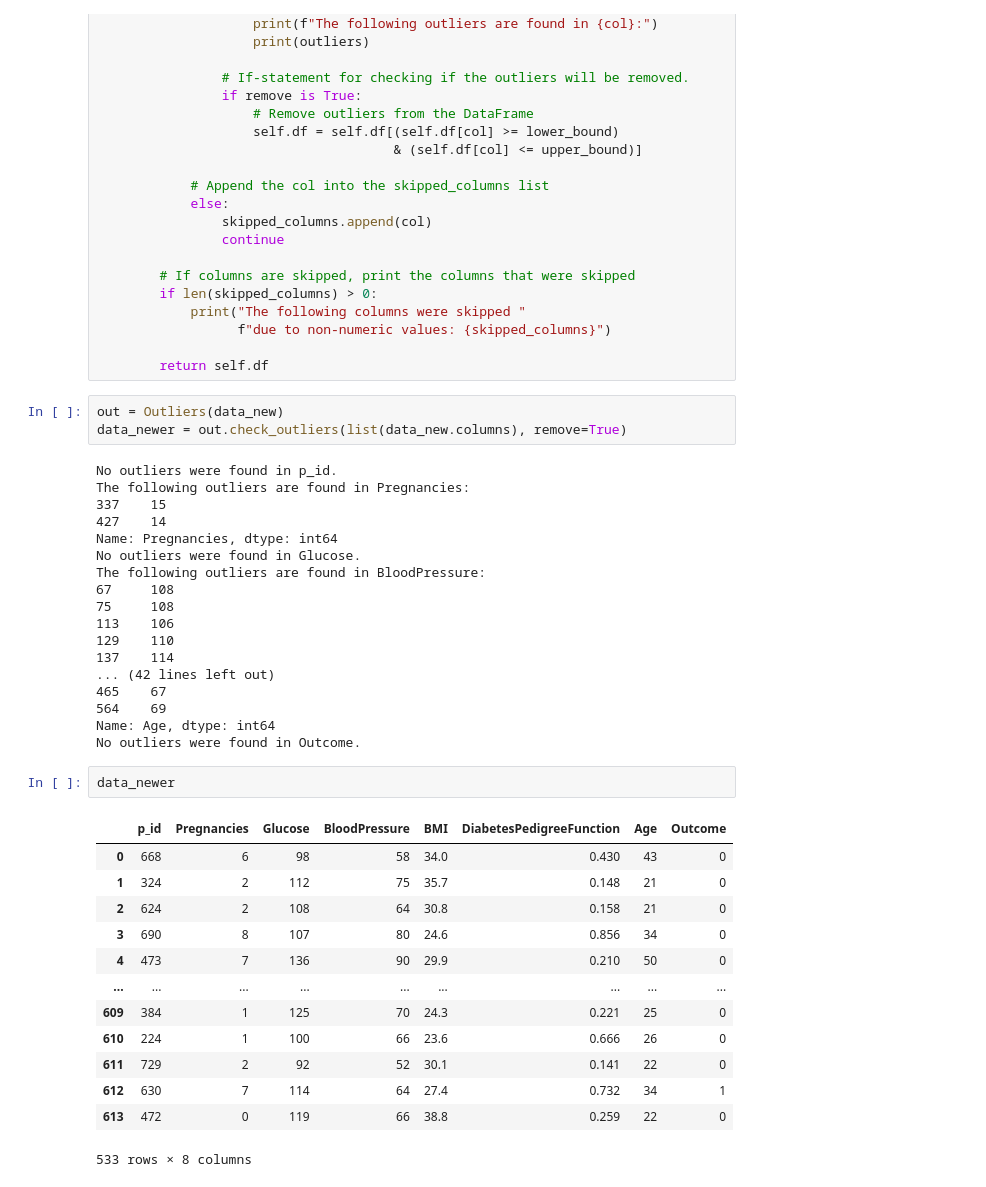
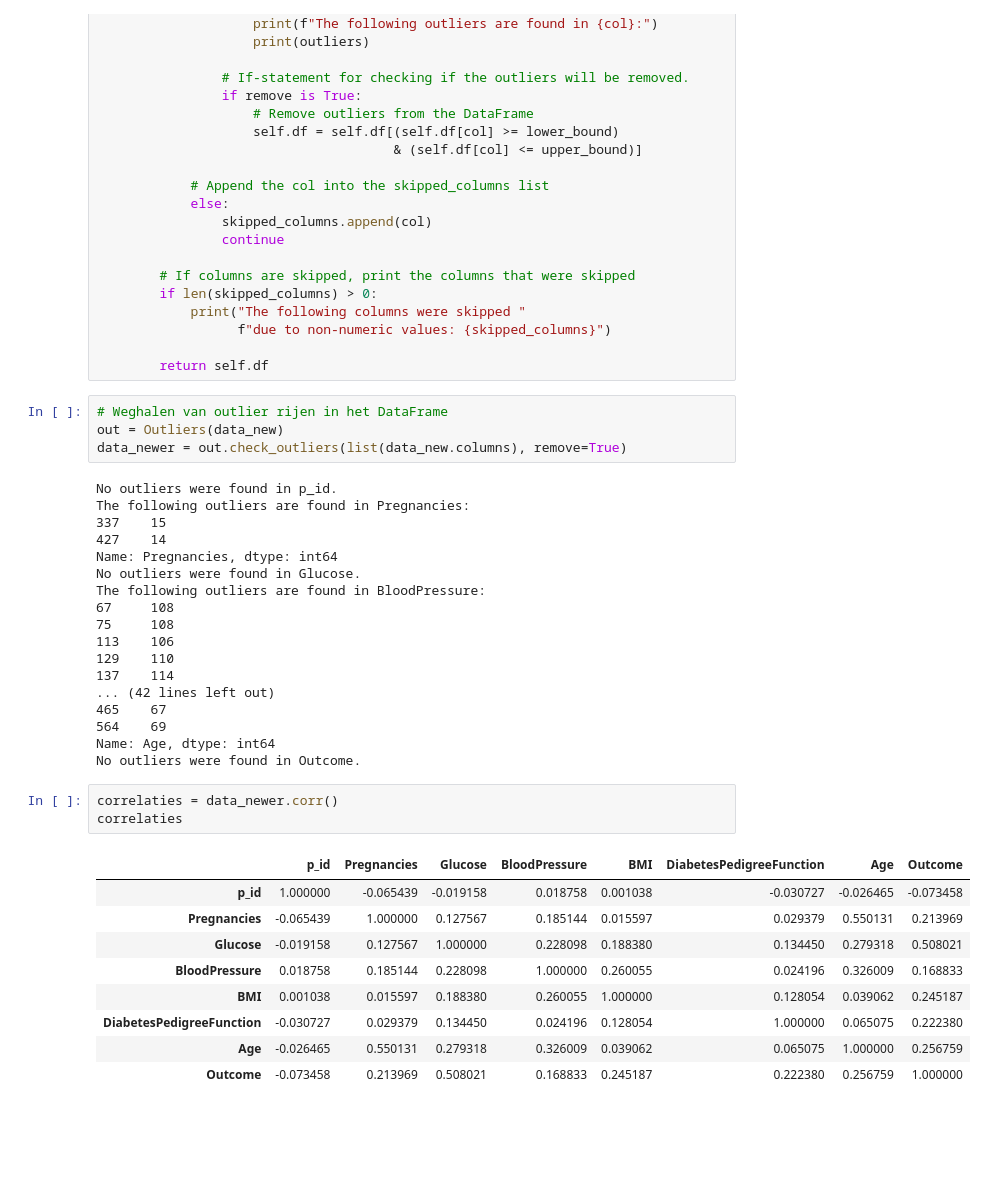
Before and after one commit to BJHeemskerk/MachineLearning, a Jupyter notebook: Notebook_Busse.ipynb, the cells around one changed output. Saved outputs shown, nothing was run; the diff lists cells and outputs as text; blank space fills up the shorter version.

```diff
--- a/Notebook_Busse.ipynb
+++ b/Notebook_Busse.ipynb
@@ -256,6 +260,7 @@ class Outliers:
 
         return self.df
 # %%
+# Weghalen van outlier rijen in het DataFrame
 out = Outliers(data_new)
 data_newer = out.check_outliers(list(data_new.columns), remove=True)
 # %% [output]
@@ -276,19 +281,16 @@ The following outliers are found in BloodPressure:
 564    69
 Name: Age, dtype: int64
 No outliers were found in Outcome.
-# %%
-data_newer
-# %% [output]
-|  | p_id | Pregnancies | Glucose | BloodPressure | BMI | DiabetesPedigreeFunction | Age | Outcome |
-| 0 | 668 | 6 | 98 | 58 | 34.0 | 0.430 | 43 | 0 |
-| 1 | 324 | 2 | 112 | 75 | 35.7 | 0.148 | 21 | 0 |
-| 2 | 624 | 2 | 108 | 64 | 30.8 | 0.158 | 21 | 0 |
-| 3 | 690 | 8 | 107 | 80 | 24.6 | 0.856 | 34 | 0 |
-| 4 | 473 | 7 | 136 | 90 | 29.9 | 0.210 | 50 | 0 |
-| ... | ... | ... | ... | ... | ... | ... | ... | ... |
-| 609 | 384 | 1 | 125 | 70 | 24.3 | 0.221 | 25 | 0 |
-| 610 | 224 | 1 | 100 | 66 | 23.6 | 0.666 | 26 | 0 |
-| 611 | 729 | 2 | 92 | 52 | 30.1 | 0.141 | 22 | 0 |
-| 612 | 630 | 7 | 114 | 64 | 27.4 | 0.732 | 34 | 1 |
-| 613 | 472 | 0 | 119 | 66 | 38.8 | 0.259 | 22 | 0 |
-533 rows × 8 columns
+# %%
+correlaties = data_newer.corr()
+correlaties
+# %% [output]
+|  | p_id | Pregnancies | Glucose | BloodPressure | BMI | DiabetesPedigreeFunction | Age | Outcome |
+| p_id | 1.000000 | -0.065439 | -0.019158 | 0.018758 | 0.001038 | -0.030727 | -0.026465 | -0.073458 |
+| Pregnancies | -0.065439 | 1.000000 | 0.127567 | 0.185144 | 0.015597 | 0.029379 | 0.550131 | 0.213969 |
+| Glucose | -0.019158 | 0.127567 | 1.000000 | 0.228098 | 0.188380 | 0.134450 | 0.279318 | 0.508021 |
+| BloodPressure | 0.018758 | 0.185144 | 0.228098 | 1.000000 | 0.260055 | 0.024196 | 0.326009 | 0.168833 |
+| BMI | 0.001038 | 0.015597 | 0.188380 | 0.260055 | 1.000000 | 0.128054 | 0.039062 | 0.245187 |
+| DiabetesPedigreeFunction | -0.030727 | 0.029379 | 0.134450 | 0.024196 | 0.128054 | 1.000000 | 0.065075 | 0.222380 |
+| Age | -0.026465 | 0.550131 | 0.279318 | 0.326009 | 0.039062 | 0.065075 | 1.000000 | 0.256759 |
+| Outcome | -0.073458 | 0.213969 | 0.508021 | 0.168833 | 0.245187 | 0.222380 | 0.256759 | 1.000000 |
```
Also changed, not shown: parts of 10 cells of this notebook.
